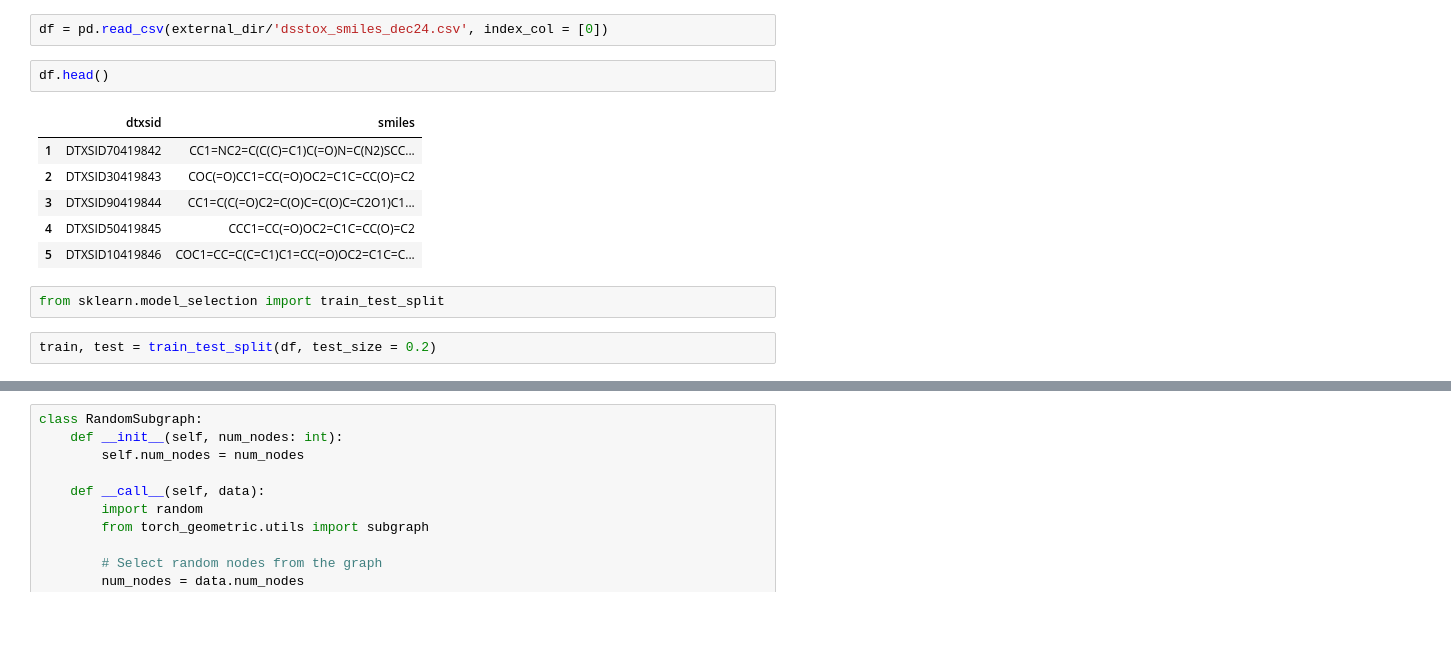
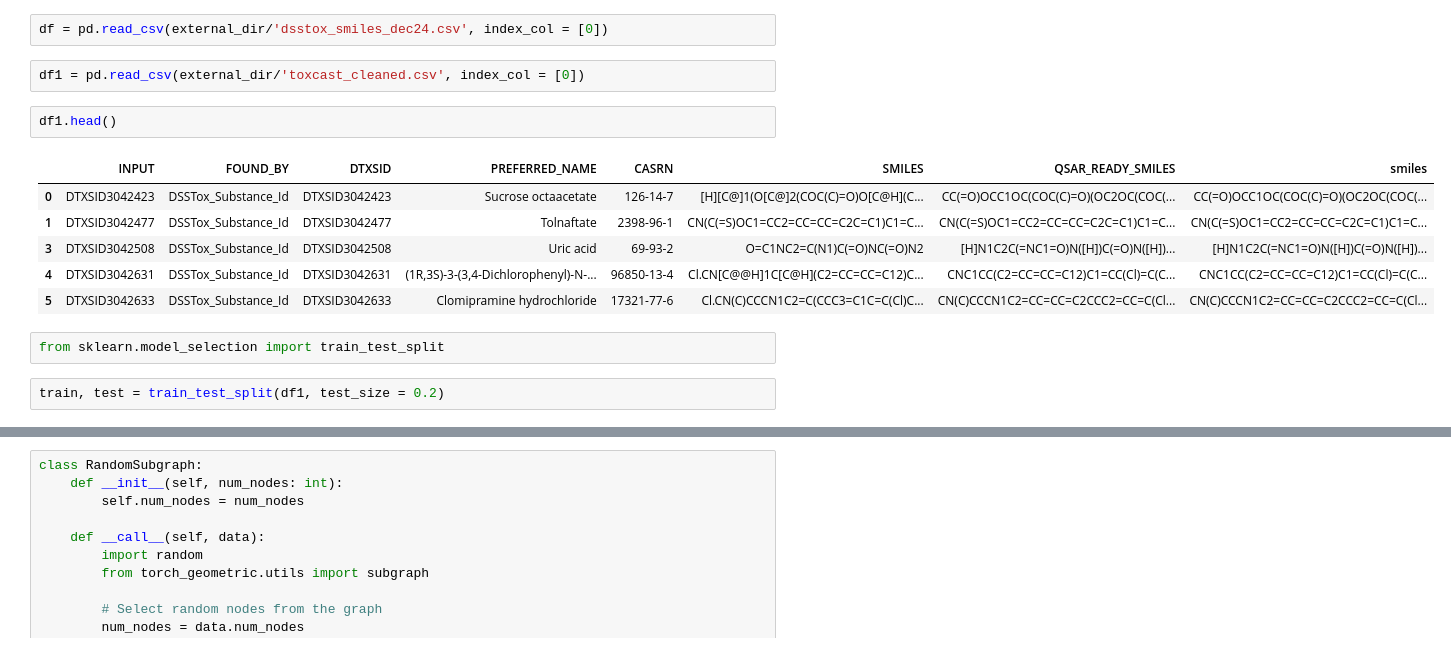
Before and after one commit to patlewig/icf-rax-manuscript, a Jupyter notebook: notebooks/13-GCN.ipynb, the cells around one changed output, grey strips where cells are left out. Cells and saved outputs as stored; diff of their text form; blank space fills up the shorter version.

```diff
--- a/notebooks/13-GCN.ipynb
+++ b/notebooks/13-GCN.ipynb
@@ -207,19 +214,21 @@ class GraphData(Dataset):
         return graph
 # %%
 df = pd.read_csv(external_dir/'dsstox_smiles_dec24.csv', index_col = [0])
+# %%
+df1 = pd.read_csv(external_dir/'toxcast_cleaned.csv', index_col = [0])
 # %%
-df.head()
+df1.head()
 # %% [output]
-|  | dtxsid | smiles |
-| 1 | DTXSID70419842 | CC1=NC2=C(C(C)=C1)C(=O)N=C(N2)SCC... |
-| 2 | DTXSID30419843 | COC(=O)CC1=CC(=O)OC2=C1C=CC(O)=C2 |
-| 3 | DTXSID90419844 | CC1=C(C(=O)C2=C(O)C=C(O)C=C2O1)C1... |
-| 4 | DTXSID50419845 | CCC1=CC(=O)OC2=C1C=CC(O)=C2 |
-| 5 | DTXSID10419846 | COC1=CC=C(C=C1)C1=CC(=O)OC2=C1C=C... |
+|  | INPUT | FOUND_BY | DTXSID | PREFERRED_NAME | CASRN | SMILES | QSAR_READY_SMILES | smiles |
+| 0 | DTXSID3042423 | DSSTox_Substance_Id | DTXSID3042423 | Sucrose octaacetate | 126-14-7 | [H][C@]1(O[C@]2(COC(C)=O)O[C@H](C... | CC(=O)OCC1OC(COC(C)=O)(OC2OC(COC(... | CC(=O)OCC1OC(COC(C)=O)(OC2OC(COC(... |
+| 1 | DTXSID3042477 | DSSTox_Substance_Id | DTXSID3042477 | Tolnaftate | 2398-96-1 | CN(C(=S)OC1=CC2=CC=CC=C2C=C1)C1=C... | CN(C(=S)OC1=CC2=CC=CC=C2C=C1)C1=C... | CN(C(=S)OC1=CC2=CC=CC=C2C=C1)C1=C... |
+| 3 | DTXSID3042508 | DSSTox_Substance_Id | DTXSID3042508 | Uric acid | 69-93-2 | O=C1NC2=C(N1)C(=O)NC(=O)N2 | [H]N1C2C(=NC1=O)N([H])C(=O)N([H])... | [H]N1C2C(=NC1=O)N([H])C(=O)N([H])... |
+| 4 | DTXSID3042631 | DSSTox_Substance_Id | DTXSID3042631 | (1R,3S)-3-(3,4-Dichlorophenyl)-N-... | 96850-13-4 | Cl.CN[C@@H]1C[C@H](C2=CC=CC=C12)C... | CNC1CC(C2=CC=CC=C12)C1=CC(Cl)=C(C... | CNC1CC(C2=CC=CC=C12)C1=CC(Cl)=C(C... |
+| 5 | DTXSID3042633 | DSSTox_Substance_Id | DTXSID3042633 | Clomipramine hydrochloride | 17321-77-6 | Cl.CN(C)CCCN1C2=C(CCC3=C1C=C(Cl)C... | CN(C)CCCN1C2=CC=CC=C2CCC2=CC=C(Cl... | CN(C)CCCN1C2=CC=CC=C2CCC2=CC=C(Cl... |
 # %%
 from sklearn.model_selection import train_test_split
 # %%
-train, test = train_test_split(df, test_size = 0.2)
+train, test = train_test_split(df1, test_size = 0.2)
 # %%
 train.info()
 # %% [output]
```
Also changed, not shown: parts of 13 cells of this notebook.
